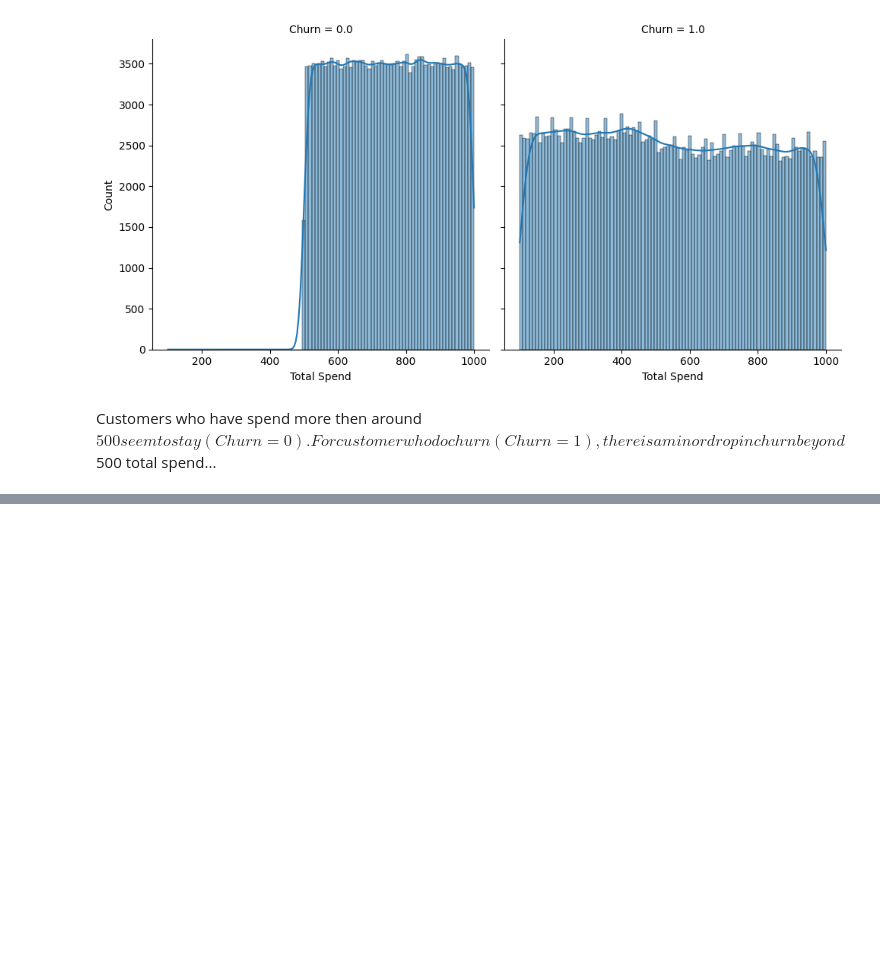
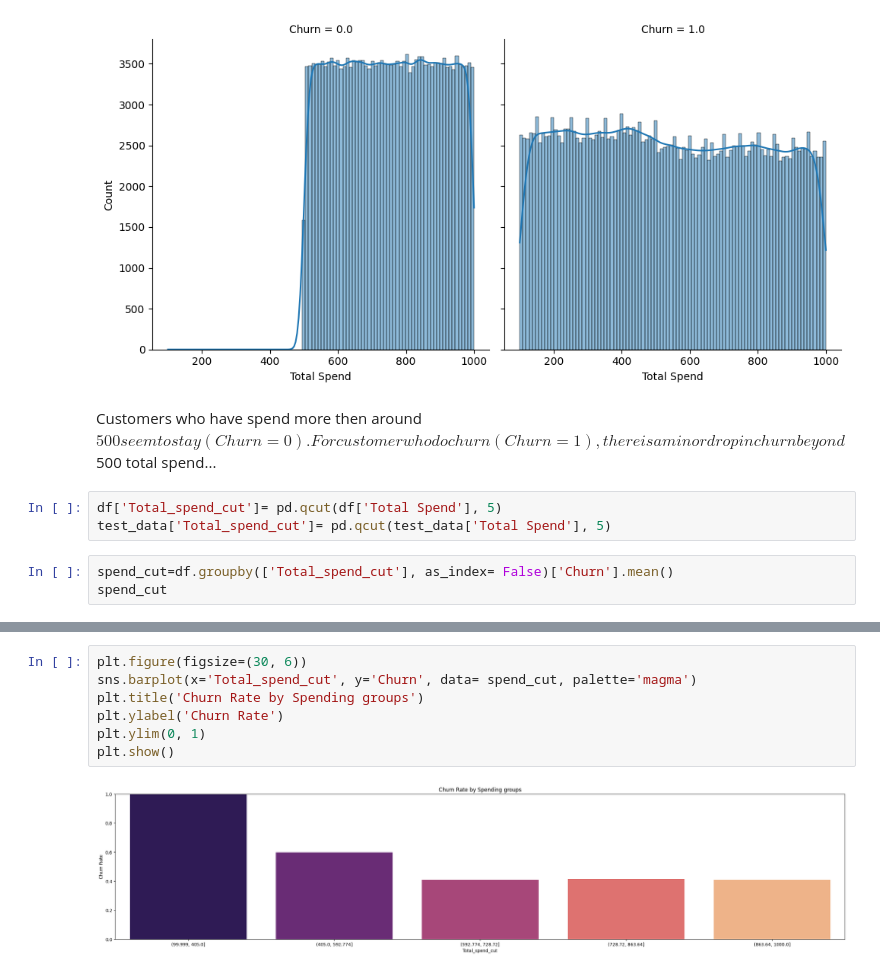
Before and after one commit to SyedMuhammadAunAbbas/Customer_Churn_Project, a Jupyter notebook: Root.ipynb, the cells around one changed output, grey strips where cells are left out. Drawn from its saved outputs; the diff is of its cells as text; blank space fills up the shorter version.

```diff
--- a/Root.ipynb
+++ b/Root.ipynb
@@ -558,3 +560,9 @@ plt.show()
 # %% [markdown]
 Customers who have spend more then around $500 seem to stay (Churn =0).
 For customer who do churn (Churn=1), there is a minor drop in churn beyond $500 total spend...
+# %%
+df['Total_spend_cut']= pd.qcut(df['Total Spend'], 5)
+test_data['Total_spend_cut']= pd.qcut(test_data['Total Spend'], 5)
+# %%
+spend_cut=df.groupby(['Total_spend_cut'], as_index= False)['Churn'].mean()
+spend_cut
@@ -560,0 +576,9 @@ For customer who do churn (Churn=1), there is a minor drop in churn beyond $500
+# %%
+plt.figure(figsize=(30, 6))
+sns.barplot(x='Total_spend_cut', y='Churn', data= spend_cut, palette='magma')
+plt.title('Churn Rate by Spending groups')
+plt.ylabel('Churn Rate')
+plt.ylim(0, 1)
+plt.show()
+# %% [output]
+[figure, added]
```
Also changed, not shown: parts of 17 cells of this notebook.
